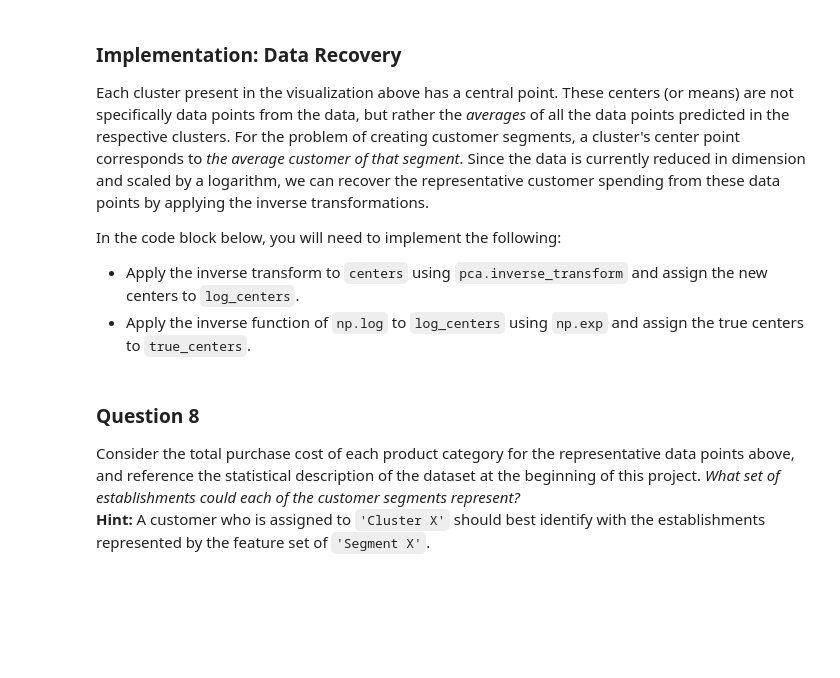
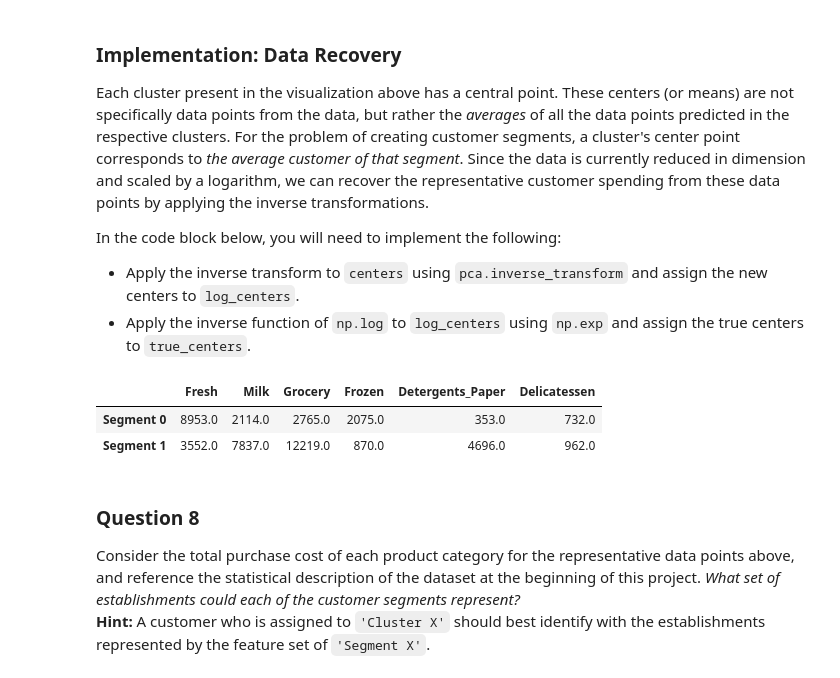
Before and after one commit to greg-mogavero/customer-segments, a Jupyter notebook: customer_segments.ipynb, the cells around one changed output. Cells and saved outputs as stored; diff of their text form; code cells hidden in the pictures; blank space fills up the shorter version.

```diff
--- a/customer_segments.ipynb
+++ b/customer_segments.ipynb
@@ -338,0 +428,36 @@ score = None
+# %%
+from sklearn.mixture import GaussianMixture
+from sklearn.metrics import silhouette_score
+
+results = {}
+for n_clusters in range(2, 7):
+    # Apply your clustering algorithm of choice to the reduced data
+    clusterer = GaussianMixture(n_components=n_clusters, random_state=0)
+    clusterer.fit(reduced_data)
+
+    # Predict the cluster for each data point
+    preds = clusterer.predict(reduced_data)
+
+    # Calculate the mean silhouette coefficient for the number of clusters chosen
+    score = silhouette_score(reduced_data, preds, random_state=0)
+
+    # Store the result
+    results[n_clusters] = (clusterer, preds, score)
+
+# Find the number of clusters that returned the best silhouette score
+print "The number of clusters in the range [2, 6] resulted in the following scores:"
+for item in results.items():
+    print "{}: {:.3f}".format(item[0], item[1][2])
+
+best_result = max(results.items(), key=lambda item: item[1][2])
+print "\n{} clusters resulted in the best silhouette score of {:.3f}.".format(best_result[0], best_result[1][2])
+
+# Use the best clusterer to predict our sample
+clusterer = best_result[1][0]
+preds = best_result[1][1]
+
+# Predict the cluster for each transformed sample data point
+sample_preds = clusterer.predict(pca_samples)
+
+# Find the cluster centers
+centers = clusterer.means_
@@ -355,17 +491,21 @@ In the code block below, you will need to implement the following:
  - Apply the inverse transform to `centers` using `pca.inverse_transform` and assign the new centers to `log_centers`.
  - Apply the inverse function of `np.log` to `log_centers` using `np.exp` and assign the true centers to `true_centers`.
 # %%
-# TODO: Inverse transform the centers
-log_centers = None
+# Inverse transform the centers
+log_centers = pca.inverse_transform(centers)
 
 # TODO: Exponentiate the centers
-true_centers = None
+true_centers = np.exp(log_centers)
 
 # Display the true centers
 segments = ['Segment {}'.format(i) for i in range(0,len(centers))]
 true_centers = pd.DataFrame(np.round(true_centers), columns = data.keys())
 true_centers.index = segments
 display(true_centers)
+# %% [output]
+|  | Fresh | Milk | Grocery | Frozen | Detergents_Paper | Delicatessen |
+| Segment 0 | 8953.0 | 2114.0 | 2765.0 | 2075.0 | 353.0 | 732.0 |
+| Segment 1 | 3552.0 | 7837.0 | 12219.0 | 870.0 | 4696.0 | 962.0 |
 # %% [markdown]
 ### Question 8
 Consider the total purchase cost of each product category for the representative data points above, and reference the statistical description of the dataset at the beginning of this project. *What set of establishments could each of the customer segments represent?*
```
Also changed, not shown: parts of 30 cells of this notebook.
